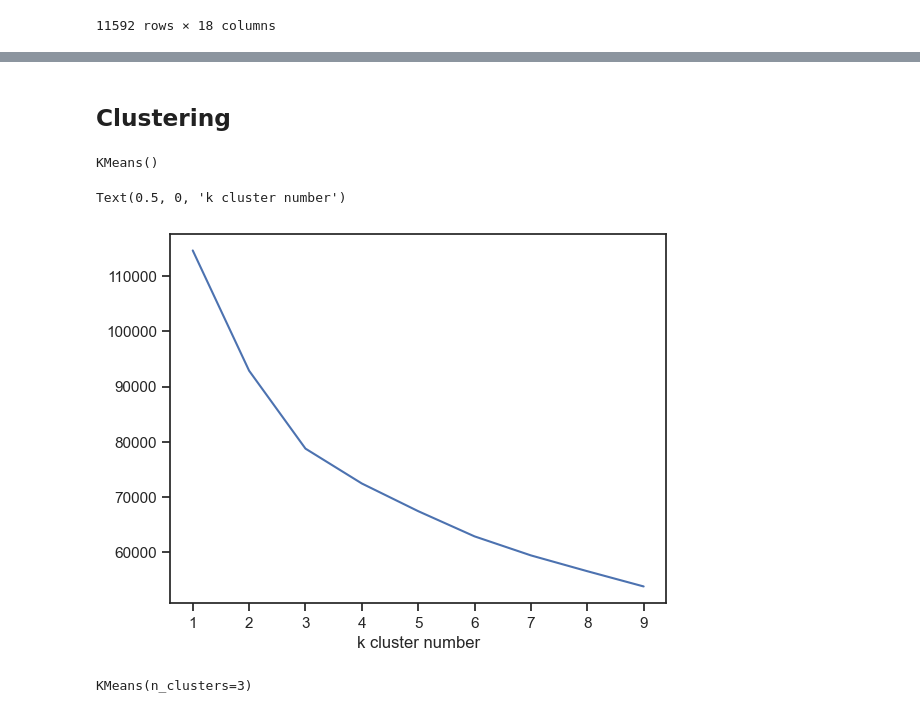
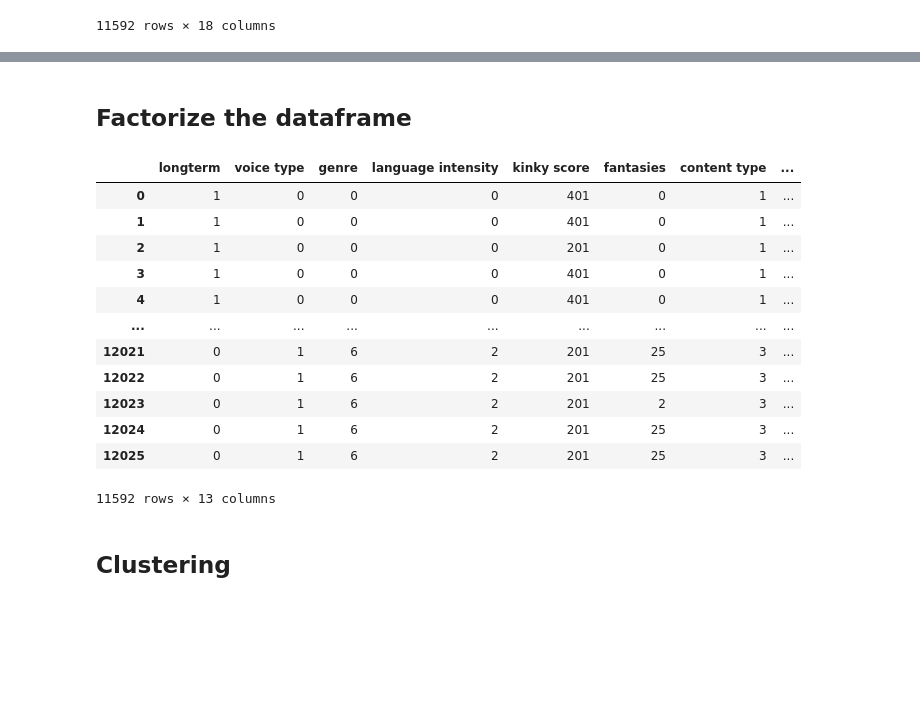
Before and after one commit to SophieMartusewicz/lewagonXfemtasy, a Jupyter notebook: SophieMart Cleaning Data.ipynb, the cells around one changed output, grey strips where cells are left out. Cells and saved outputs as stored; diff of their text form; code cells hidden in the pictures; blank space fills up the shorter version.

```diff
--- a/SophieMart Cleaning Data.ipynb
+++ b/SophieMart Cleaning Data.ipynb
@@ -1107,29 +1127,29 @@ pd.DataFrame(pca.components_, columns=pipeline.get_feature_names_out())
+# %% [markdown]
+## Factorize the dataframe
+# %%
+#get all categorical columns
+cat_columns = df_cluster.select_dtypes(['object']).columns
+
+#convert all categorical columns to numeric
+df_cluster[cat_columns] = df_cluster[cat_columns].apply(lambda x: pd.factorize(x)[0])
+
+#view updated DataFrame
+df_cluster
+# %% [output]
+|  | longterm | voice type | genre | language intensity | kinky score | fantasies | content type | ... |
+| 0 | 1 | 0 | 0 | 0 | 401 | 0 | 1 | ... |
+| 1 | 1 | 0 | 0 | 0 | 401 | 0 | 1 | ... |
+| 2 | 1 | 0 | 0 | 0 | 201 | 0 | 1 | ... |
+| 3 | 1 | 0 | 0 | 0 | 401 | 0 | 1 | ... |
+| 4 | 1 | 0 | 0 | 0 | 401 | 0 | 1 | ... |
+| ... | ... | ... | ... | ... | ... | ... | ... | ... |
+| 12021 | 0 | 1 | 6 | 2 | 201 | 25 | 3 | ... |
+| 12022 | 0 | 1 | 6 | 2 | 201 | 25 | 3 | ... |
+| 12023 | 0 | 1 | 6 | 2 | 201 | 2 | 3 | ... |
+| 12024 | 0 | 1 | 6 | 2 | 201 | 25 | 3 | ... |
+| 12025 | 0 | 1 | 6 | 2 | 201 | 25 | 3 | ... |
+11592 rows × 13 columns
 # %% [markdown]
 ## Clustering
 # %%
 from sklearn.cluster import KMeans
-# %%
-# Fit K-means
-km = KMeans()
-km.fit(X_proj)
-# %% [output]
-KMeans()
-# %%
-inertias = []
-ks = range(1,10)
-
-for k in ks:
-    km_test = KMeans(n_clusters=k).fit(X_proj)
-    inertias.append(km_test.inertia_)
-
-plt.plot(ks, inertias)
-plt.xlabel('k cluster number')
-# %% [output]
-Text(0.5, 0, 'k cluster number')
-[figure, removed]
-# %%
-# Fit K-means with proper n of clusters
-km = KMeans(n_clusters=3)
-km.fit(X_proj)
-# %% [output]
-KMeans(n_clusters=3)
```
Also changed, not shown: parts of 39 cells of this notebook, 1 other file.
